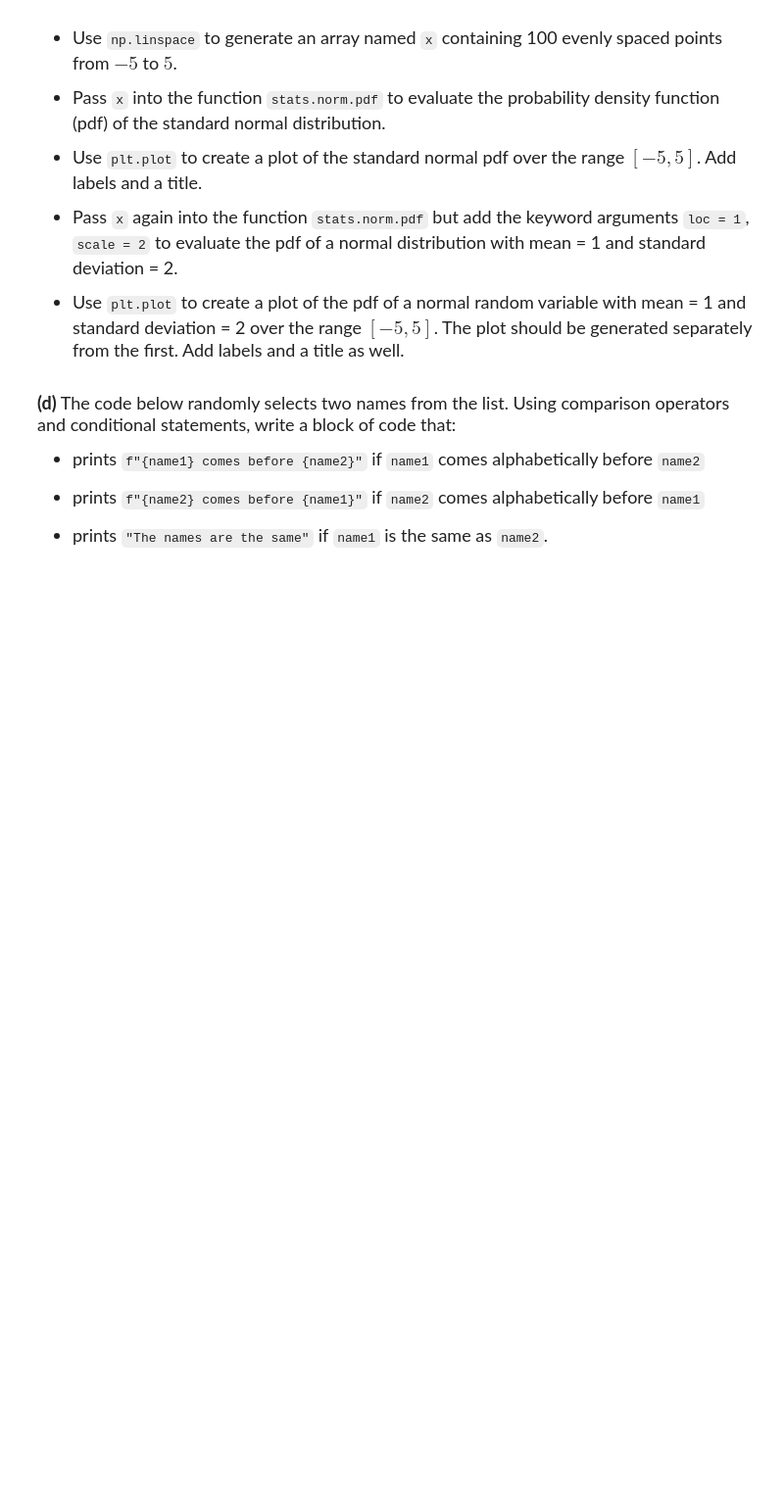
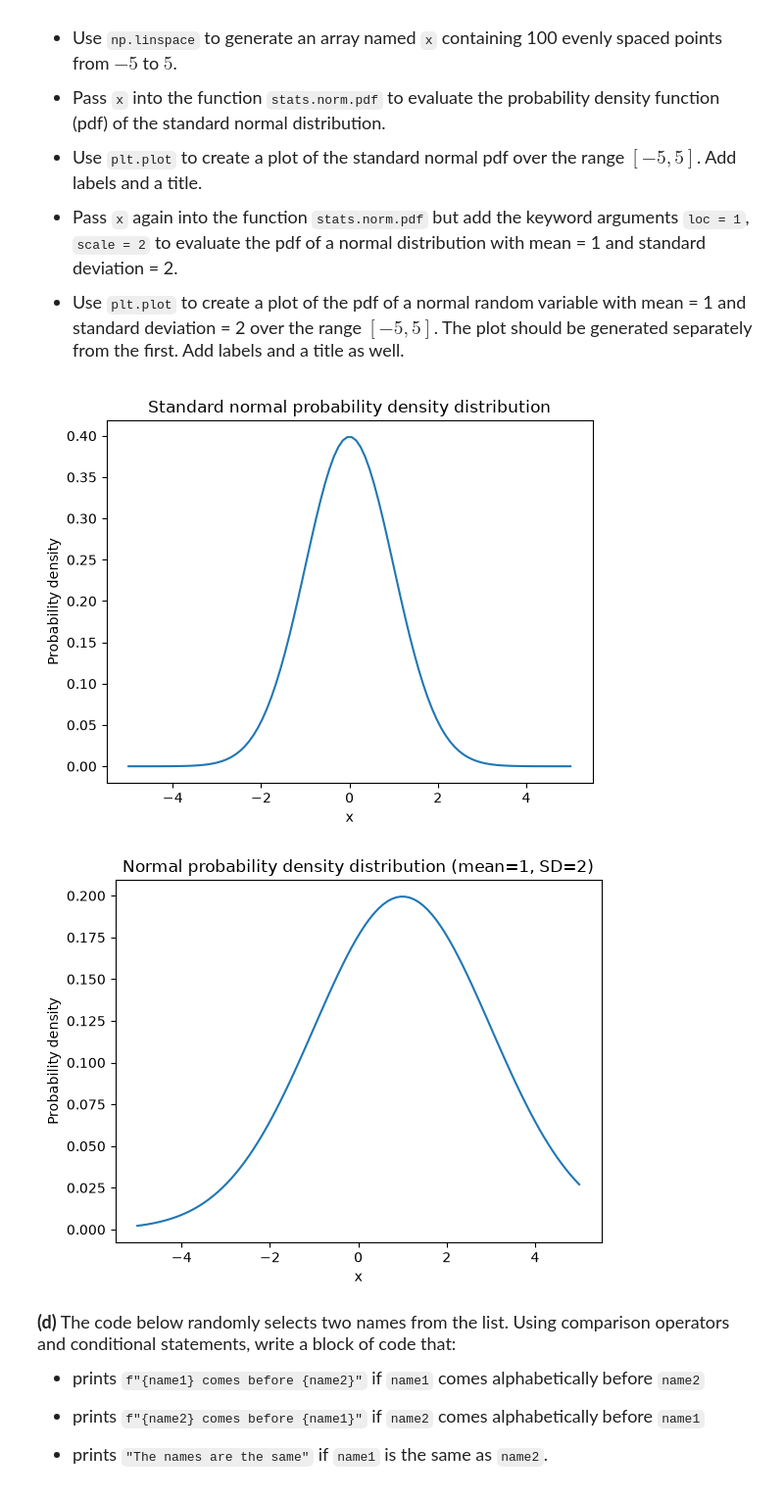
Before and after one commit to XintongIceyLi/datasci185fall2026, a Jupyter notebook: _assignments/assignment_3/Assignment3-v2 copy.ipynb, the cells around one changed output. Shown at 98% size. Cells and saved outputs as stored; diff of their text form; code cells hidden in the pictures; blank space fills up the shorter version.

```diff
--- a/_assignments/assignment_3/Assignment3-v2 copy.ipynb
+++ b/_assignments/assignment_3/Assignment3-v2 copy.ipynb
@@ -71,9 +87,29 @@ Do the following:
 # %%
 import numpy as np
 import scipy.stats as stats
 
 # your code here
 # create and show BOTH plots in this cell
+import matplotlib.pyplot as plt
+
+x= np.linspace(-5, 5, 100)
+probabilities = stats.norm.pdf(x)
+plt.plot(x,probabilities)
+plt.xlabel("x")
+plt.ylabel("Probability density")
+plt.title("Standard normal probability density distribution")
+plt.show()
+
+x= np.linspace(-5, 5, 100)
+probabilities = stats.norm.pdf(x, loc=1, scale=2)
+plt.plot(x,probabilities)
+plt.xlabel("x")
+plt.ylabel("Probability density")
+plt.title("Normal probability density distribution (mean=1, SD=2)")
+plt.show()
+# %% [output]
+[figure, added]
+[figure, added]
 # %% [markdown]
 <font size = "4">
 
```
Also changed, not shown: parts of 3 cells of this notebook.
